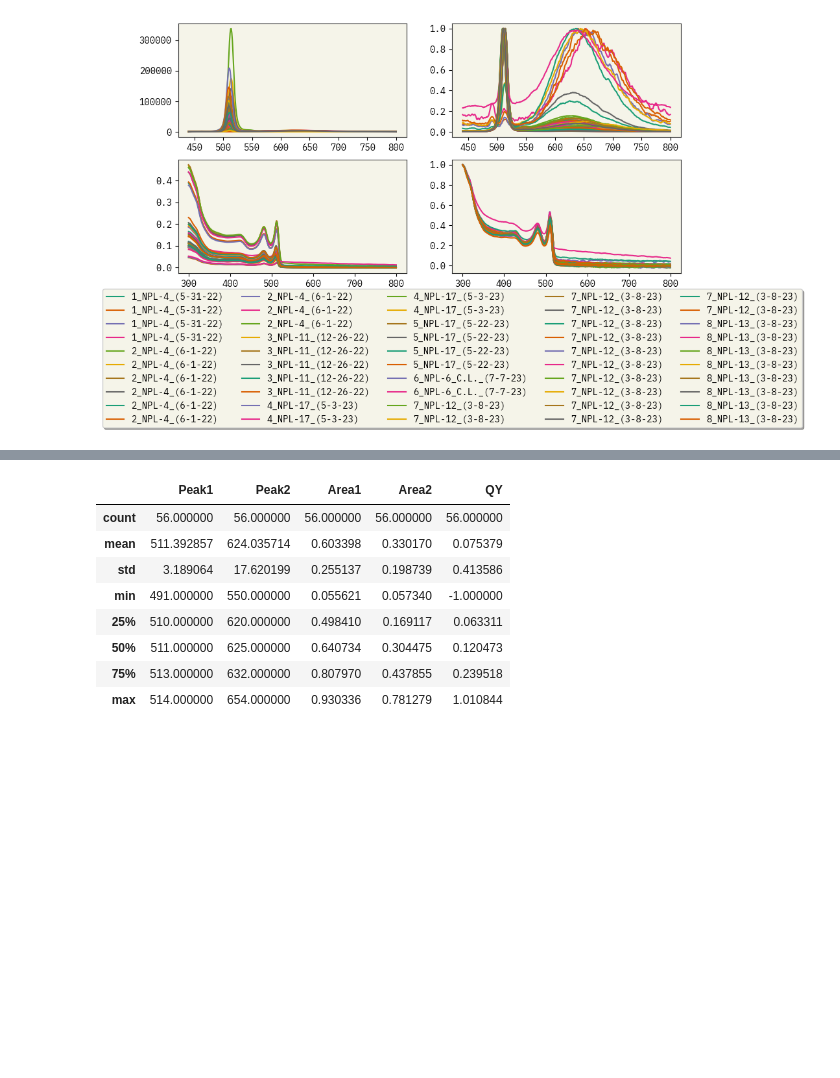
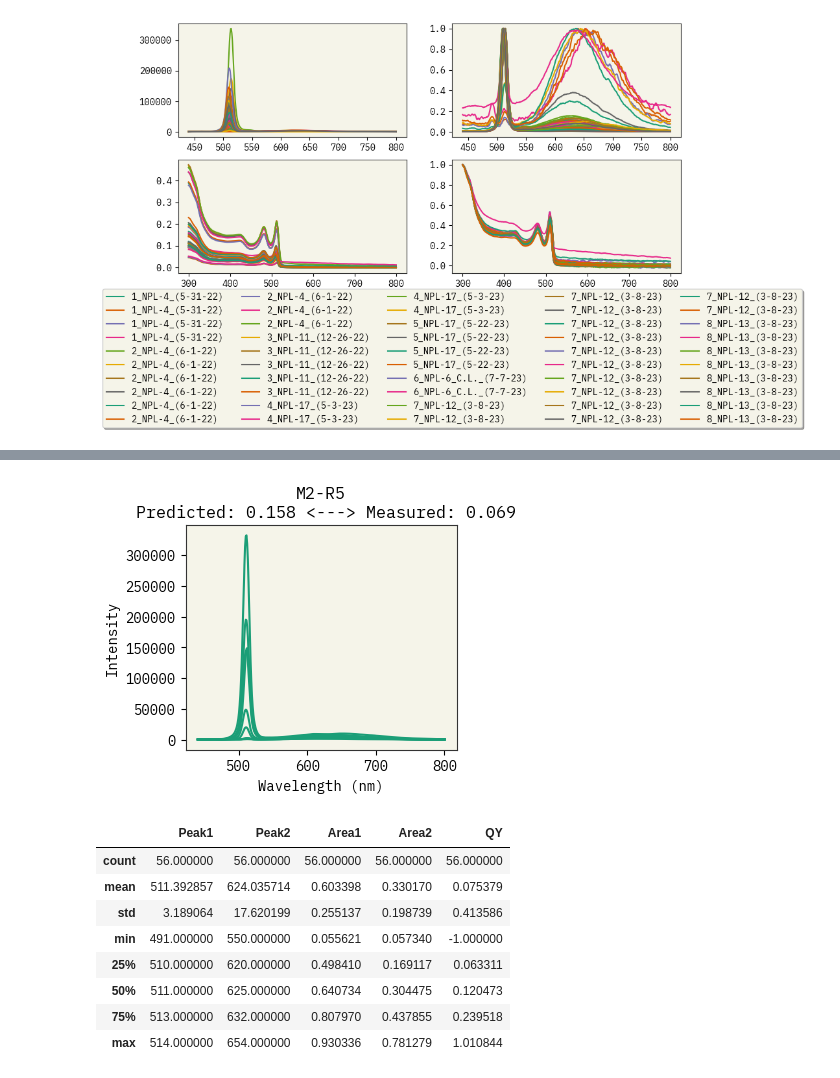
Before and after one commit to maykcaldas/BioNano-DOE, a Jupyter notebook: AgML/process_data.ipynb, the cells around one changed output, grey strips where cells are left out. Cells and saved outputs as stored; diff of their text form; code cells hidden in the pictures; blank space fills up the shorter version.

```diff
--- a/AgML/process_data.ipynb
+++ b/AgML/process_data.ipynb
@@ -376,19 +568,3 @@ plt.show()
 # %% [output]
 No artists with labels found to put in legend.  Note that artists whose label start with an underscore are ignored when legend() is called with no argument.
 [figure]
-# %%
-df = pd.read_csv('Data/processed_data.csv')
-df.drop(['OD'], axis=1, inplace=True)
-df.groupby(['Temperature(C)', 'Doping(%)', 'Time(min)']).count()
-
-sample = df.iloc[1]
-w = [float(a) for a in sample['Fl_Wavelengths'][1:-1].split(',')]
-i = [float(a) for a in sample['Fluorescence'][1:-1].split(',')]
-# w = [float(a) for a in sample['Abs_Wavelengths'][1:-1].split(',')]
-# i = [float(a) for a in sample['Absorbance'][1:-1].split(',')]
-
-plt.plot(w, i, color="C0")
-plt.xlabel("Wavelength (nm)")
-plt.ylabel("Intensity")
-# plt.ylabel("Absorbance")
-plt.show()
@@ -396,0 +571,69 @@ plt.show()
+# %%
+df = pd.read_csv('Data/processed_data.csv')
+
+for r in BO_NLP.keys():
+    print(r)
+    print(BO_NLP[r])
+    with open(f"Data/proposed_trials/NLP/{r}.txt", 'r') as input:
+        lines = input.readlines()
+        x = []
+        y = []
+        for line in lines:
+            x.append(float(line.split()[0]))
+            y.append(float(line.split()[1]))
+        x, y = smooth_spectrum(x, y)
+        fl_int_norm = [yi/max(y) for yi in y]
+        fl_auc_total = get_area_under_peaks(x, y)
+        peaks, areas = process_spectrum(x, y, norm_area=fl_auc_total)
+        fl_wvl, fl_int = x[:], y[:]
+
+    abs_df = pd.read_csv(f"Data/proposed_trials/NLP/{r}.csv")
+    abs_df.sort_values(by=['nm'], inplace=True) # wavelengths were saved in reversed order
+    x, y = abs_df['nm'].astype(float).to_list(), abs_df[' A'].astype(float).to_list()
+    x, y = smooth_spectrum(x, y)
+    abs_int_norm = [yi/max(y) for yi in y]
+    abs_auc_total = get_area_under_peaks(x, y)
+    abs_wvl, abs_int = x[:], y[:]
+    # qy = qy_r * (fl_s/fl_r) * (abs_r/abs_s) * (n_s/n_r)**2 Constant values took from Farwa's spreadsheet
+    abs_s = abs_df[abs_df['nm'] == 430][' A'].values[0]
+    fl_r, abs_r, n_r = 8272505, 0.129734, 1.3611
+    fl_s, abs_s, n_s = fl_auc_total, abs_s, 1.375
+    qy = 0.53 * (fl_auc_total/fl_r) * (abs_r/abs_s) * (n_s/n_r)**2
+
+    new_entry = pd.DataFrame({
+        "Experiment": [r],
+        'Peak1': [peaks[0]],
+        'Peak2': [peaks[1]],
+        'Area1': [areas[0]],
+        'Area2': [areas[1]],
+        'QY': [qy],
+        # 'Distance_peaks': [peaks[1]-peaks[0]],
+        # 'ratioP2P1': [areas[1]/areas[0]],
+        'Fl_Wavelengths': [str(fl_wvl)],
+        'Fluorescence': [str(fl_int)],
+        'Fluorescence_norm': [str(fl_int_norm)],
+        'Abs_Wavelengths': [str(abs_wvl)],
+        'Absorbance': [str(abs_int)],
+        'Absorbance_norm': [str(abs_int_norm)]
+    })
+    df = pd.concat([df, new_entry], ignore_index=True)
+
+
+df.drop(['OD'], axis=1, inplace=True)
+df.groupby(['Temperature(C)', 'Doping(%)', 'Time(min)']).count()
+
+for r in BO_NLP.keys():
+    sample = df[df['Experiment'] == r].iloc[0]
+    results = pool_results[pool_results['Experiment'] == r].iloc[0]
+    w = [float(a) for a in sample['Fl_Wavelengths'][1:-1].split(',')]
+    i = [float(a) for a in sample['Fluorescence'][1:-1].split(',')]
+    # w = [float(a) for a in sample['Abs_Wavelengths'][1:-1].split(',')]
+    # i = [float(a) for a in sample['Absorbance'][1:-1].split(',')]
+
+    plt.plot(w, i, color="C0")
+    plt.title(f"{r}\n Predicted: {results['prediction']} <---> Measured: {results['completion']:.3f}")
+    plt.xlabel("Wavelength (nm)")
+    plt.ylabel("Intensity")
+    # plt.ylabel("Absorbance")
+plt.show()
+# %% [output]
@@ -397,3 +658,4 @@ plt.show()
+[figure, added]
 # %%
 df[['Peak1', "Peak2", "Area1", "Area2", "QY"]].describe()
 # %% [output]
```
Also changed, not shown: parts of 23 cells of this notebook, 3 other files.
